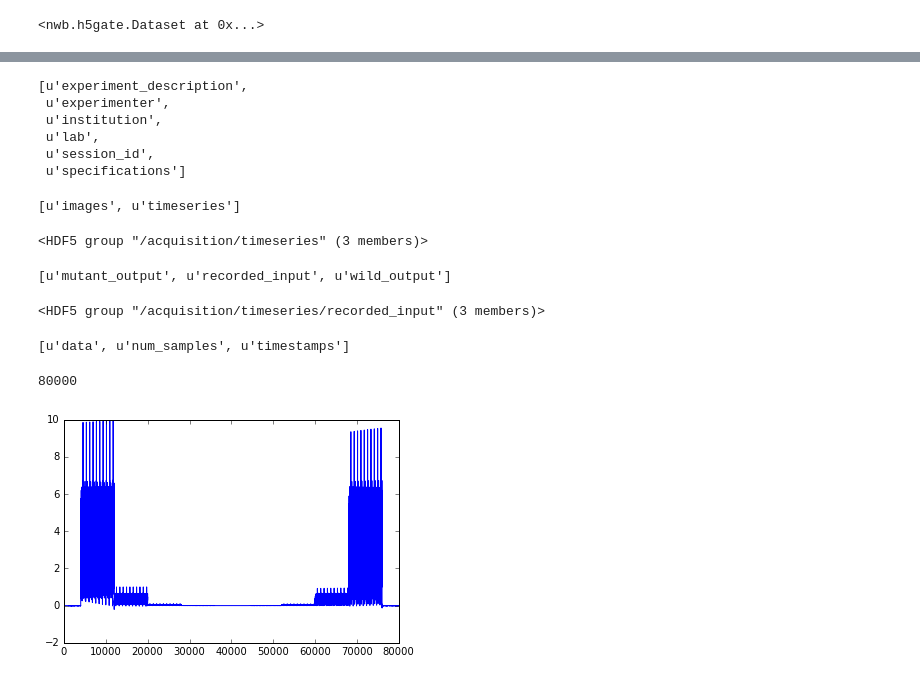
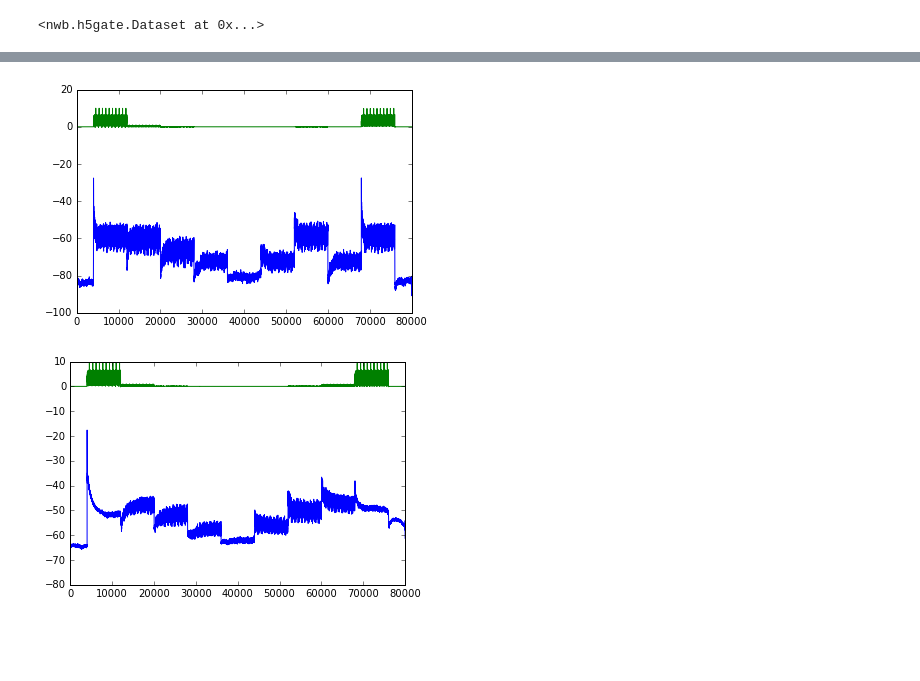
Before and after one commit to AdamRTomkins/ffbo.neuroarch_nwb, a Jupyter notebook: examples/retina/raw_data/Create a Neurodata Without Borders File for the Wild and Mutant drosophila.ipynb, the cells around one changed output, grey strips where cells are left out. Cells and saved outputs as stored; diff of their text form; code cells hidden in the pictures; blank space fills up the shorter version.

```diff
--- a/examples/retina/raw_data/Create a Neurodata Without Borders File for the Wild and Mutant drosophila.ipynb
+++ b/examples/retina/raw_data/Create a Neurodata Without Borders File for the Wild and Mutant drosophila.ipynb
@@ -108,40 +141,16 @@ passed validation check (no errors)
+# %%
+wild = h5py.File('../data/wild_photoreceptor_data.nwb')
+plt.plot(wild['acquisition']['timeseries']['output']['data'][:])
+plt.plot(wild['stimulus']['presentation']['recorded_input']['data'][:])
+plt.show()
+wild.close()
+# %% [output]
+[figure, added]
 # %%
-f = h5py.File('../data/photoreceptor_data.nwb')
+mutant = h5py.File('../data/mutant_photoreceptor_data.nwb')
-# %%
-f['general']
-# %% [output]
-[u'experiment_description',
- u'experimenter',
- u'institution',
- u'lab',
- u'session_id',
- u'specifications']
-# %%
-f['acquisition'].keys()
-# %% [output]
-[u'images', u'timeseries']
-# %%
-f['acquisition']['timeseries']
-# %% [output]
-<HDF5 group "/acquisition/timeseries" (3 members)>
-# %%
-f['acquisition']['timeseries'].keys()
-# %% [output]
-[u'mutant_output', u'recorded_input', u'wild_output']
-# %%
-f['acquisition']['timeseries']['recorded_input']
-# %% [output]
-<HDF5 group "/acquisition/timeseries/recorded_input" (3 members)>
-# %%
-f['acquisition']['timeseries']['recorded_input'].keys()
-# %% [output]
-[u'data', u'num_samples', u'timestamps']
-# %%
-f['acquisition']['timeseries']['recorded_input']['num_samples'][()]
-# %% [output]
-80000
 # %%
-plt.plot(f['acquisition']['timeseries']['recorded_input']['data'][:])
+plt.plot(mutant['acquisition']['timeseries']['output']['data'][:])
+plt.plot(mutant['stimulus']['presentation']['recorded_input']['data'][:])
 plt.show()
 # %% [output]
-[figure, old version]
+[figure, new version]
```
Also changed, not shown: parts of 11 cells of this notebook, 4 other files.
